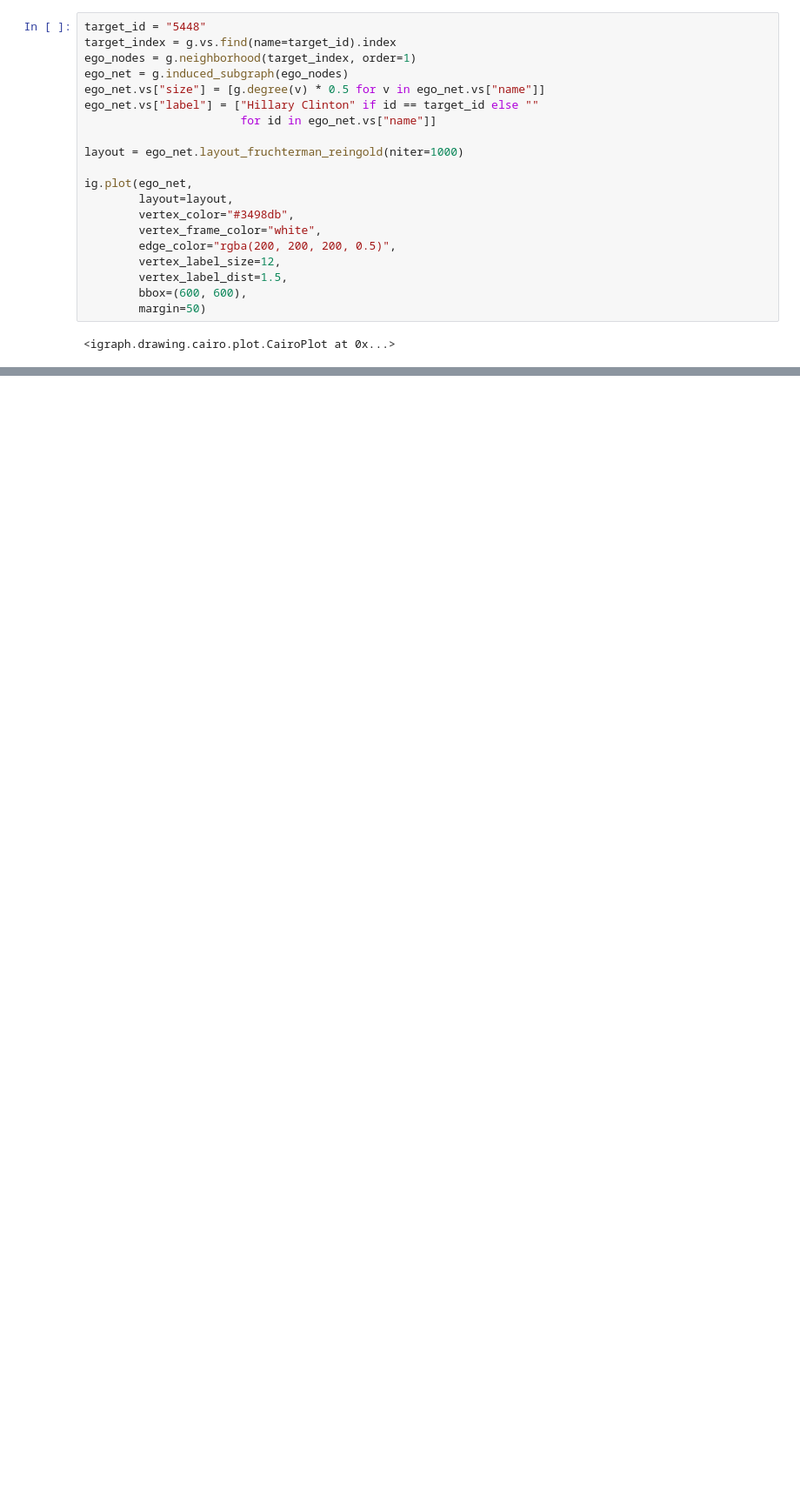
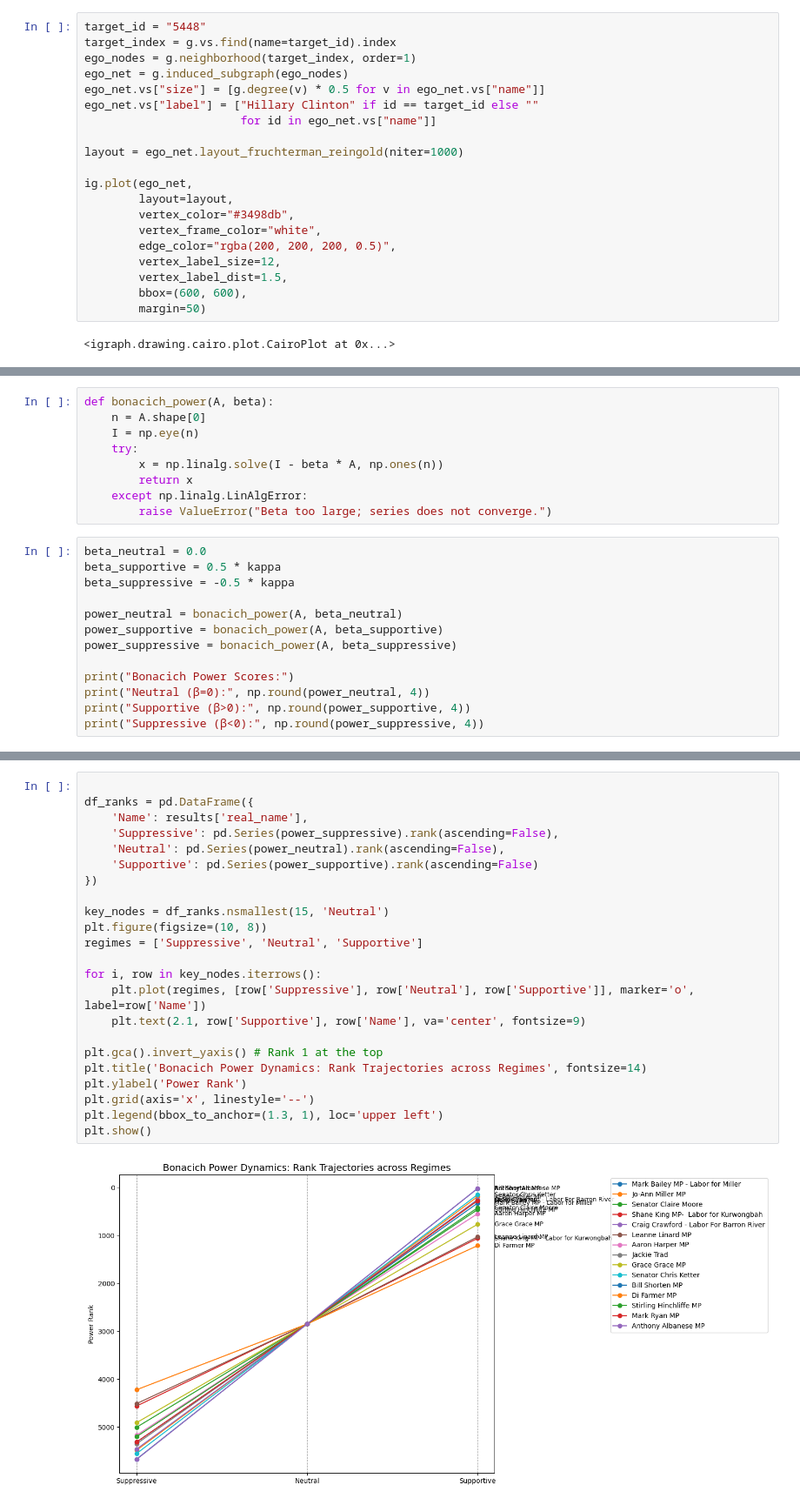
Before and after one commit to AnimateBow4809/UT-SN-HW2, a Jupyter notebook: q4.ipynb, the cells around one changed output, grey strips where cells are left out. Shown at 87% size. Saved outputs shown, nothing was run; the diff lists cells and outputs as text; blank space fills up the shorter version.

```diff
--- a/q4.ipynb
+++ b/q4.ipynb
@@ -216,0 +230,22 @@ ig.plot(ego_net,
+# %%
+def bonacich_power(A, beta):
+    n = A.shape[0]
+    I = np.eye(n)
+    try:
+        x = np.linalg.solve(I - beta * A, np.ones(n))
+        return x
+    except np.linalg.LinAlgError:
+        raise ValueError("Beta too large; series does not converge.")
+# %%
+beta_neutral = 0.0
+beta_supportive = 0.5 * kappa
+beta_suppressive = -0.5 * kappa
+
+power_neutral = bonacich_power(A, beta_neutral)
+power_supportive = bonacich_power(A, beta_supportive)
+power_suppressive = bonacich_power(A, beta_suppressive)
+
+print("Bonacich Power Scores:")
+print("Neutral (β=0):", np.round(power_neutral, 4))
+print("Supportive (β>0):", np.round(power_supportive, 4))
+print("Suppressive (β<0):", np.round(power_suppressive, 4))
@@ -216,0 +257,25 @@ ig.plot(ego_net,
+# %%
+
+df_ranks = pd.DataFrame({
+    'Name': results['real_name'],
+    'Suppressive': pd.Series(power_suppressive).rank(ascending=False),
+    'Neutral': pd.Series(power_neutral).rank(ascending=False),
+    'Supportive': pd.Series(power_supportive).rank(ascending=False)
+})
+
+key_nodes = df_ranks.nsmallest(15, 'Neutral')
+plt.figure(figsize=(10, 8))
+regimes = ['Suppressive', 'Neutral', 'Supportive']
+
+for i, row in key_nodes.iterrows():
+    plt.plot(regimes, [row['Suppressive'], row['Neutral'], row['Supportive']], marker='o', label=row['Name'])
+    plt.text(2.1, row['Supportive'], row['Name'], va='center', fontsize=9)
+
+plt.gca().invert_yaxis() # Rank 1 at the top
+plt.title('Bonacich Power Dynamics: Rank Trajectories across Regimes', fontsize=14)
+plt.ylabel('Power Rank')
+plt.grid(axis='x', linestyle='--')
+plt.legend(bbox_to_anchor=(1.3, 1), loc='upper left')
+plt.show()
+# %% [output]
+[figure, added]
```
Also changed, not shown: parts of 3 cells of this notebook, 9 other files.
